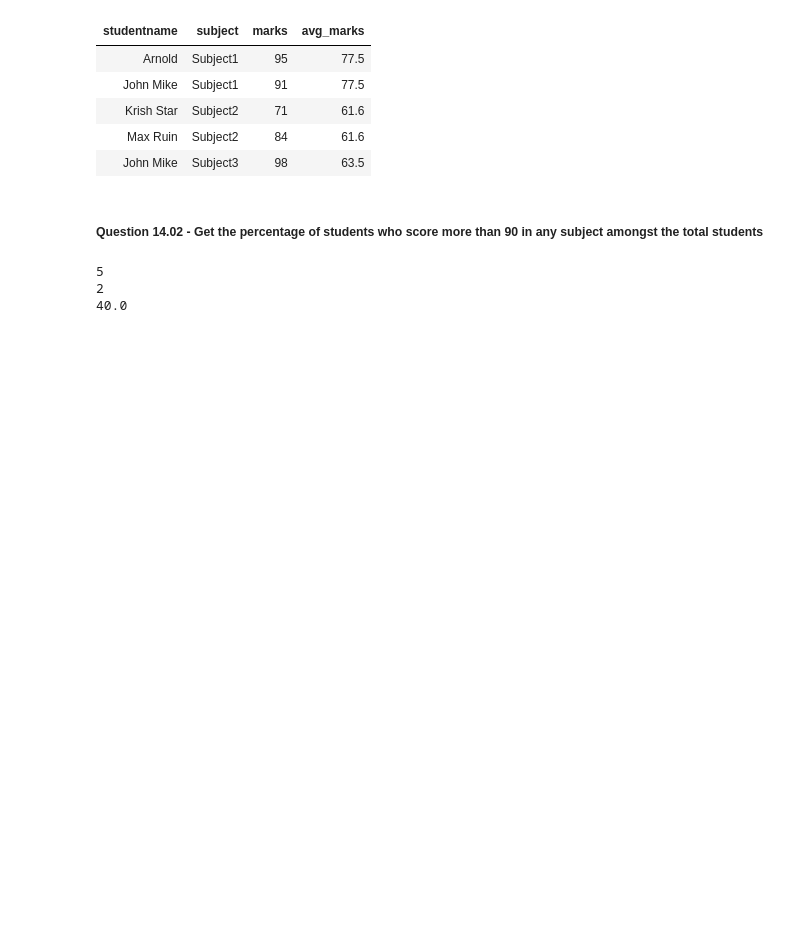
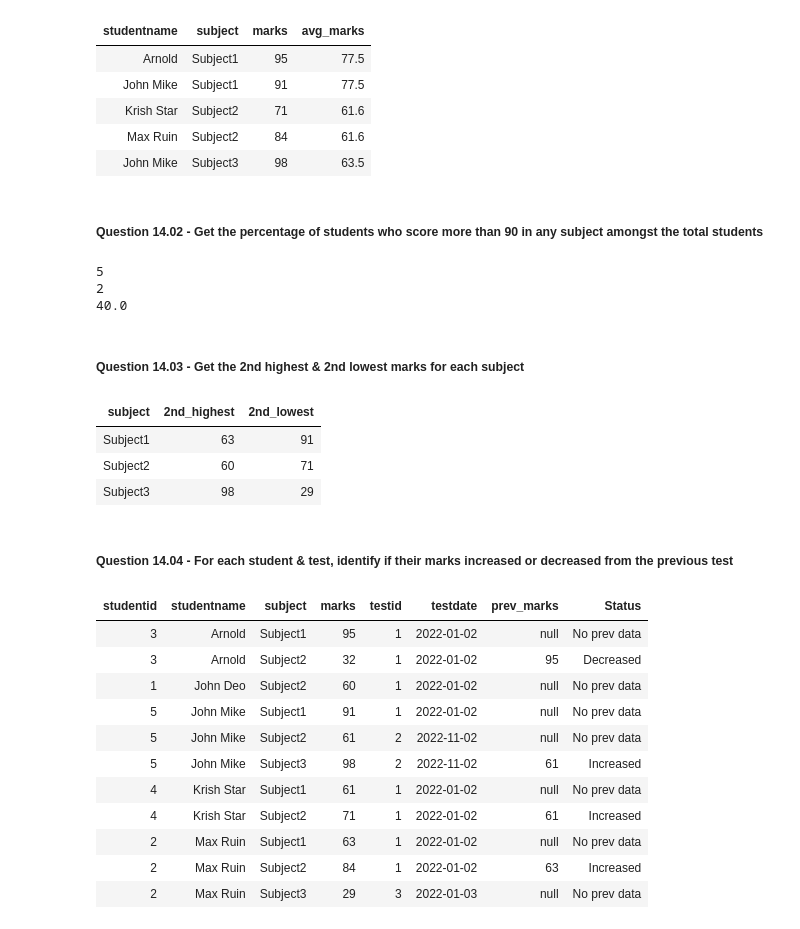
Before and after one commit to Rupam-1/SQL-Pyspark-practise_youtube, a Jupyter notebook: 04. PYSPARK - Part2.ipynb, the cells around one changed output. Saved outputs shown, nothing was run; the diff lists cells and outputs as text; code cells hidden in the pictures; blank space fills up the shorter version.

```diff
--- a/04. PYSPARK - Part2.ipynb
+++ b/04. PYSPARK - Part2.ipynb
@@ -1676,3 +1676,71 @@ print(percentage)
 5
 2
 40.0
+# %% [markdown]
+##### Question 14.03 - Get the 2nd highest & 2nd lowest marks for each subject
+# %%
+from pyspark.sql.functions import *
+from pyspark.sql.window import Window
+df = students_df.withColumn(
+    "highest_rank",
+    dense_rank().over(Window.partitionBy("subject").orderBy("marks"))
+).withColumn(
+    "lowest_rank",
+    dense_rank().over(Window.partitionBy("subject").orderBy(desc("marks")))
+).filter(
+    (col("highest_rank") == 2) | (col("lowest_rank") == 2)
+).groupBy(
+    col("subject")
+).agg(
+    max(
+        when(col("highest_rank") == 2, col("marks"))
+    ).alias("2nd_highest"),
+
+    max(
+        when(col("lowest_rank") == 2, col("marks"))
+    ).alias("2nd_lowest")
+)
+
+
+df.display()
+# %% [output]
+| subject | 2nd_highest | 2nd_lowest |
+| Subject1 | 63 | 91 |
+| Subject2 | 60 | 71 |
+| Subject3 | 98 | 29 |
+# %% [markdown]
+##### Question 14.04 - For each student & test, identify if their marks increased or decreased from the previous test
+# %%
+from pyspark.sql.functions import *
+from pyspark.sql.window import Window
+
+df = students_df.withColumn(
+    "prev_marks",
+    lag(col("marks")).over(Window.partitionBy(col("studentname"), col("testid")).orderBy(col("testdate"), col("subject")))
+).select(
+    col("*"),
+    when(
+        col("prev_marks").isNull(),
+        "No prev data"
+    ).when(
+        col("marks") > col("prev_marks"),
+        "Increased"
+    ).otherwise(
+        "Decreased"
+    ).alias("Status")
+)
+
+df.display()
+# %% [output]
+| studentid | studentname | subject | marks | testid | testdate | prev_marks | Status |
+| 3 | Arnold | Subject1 | 95 | 1 | 2022-01-02 | null | No prev data |
+| 3 | Arnold | Subject2 | 32 | 1 | 2022-01-02 | 95 | Decreased |
+| 1 | John Deo | Subject2 | 60 | 1 | 2022-01-02 | null | No prev data |
+| 5 | John Mike | Subject1 | 91 | 1 | 2022-01-02 | null | No prev data |
+| 5 | John Mike | Subject2 | 61 | 2 | 2022-11-02 | null | No prev data |
+| 5 | John Mike | Subject3 | 98 | 2 | 2022-11-02 | 61 | Increased |
+| 4 | Krish Star | Subject1 | 61 | 1 | 2022-01-02 | null | No prev data |
+| 4 | Krish Star | Subject2 | 71 | 1 | 2022-01-02 | 61 | Increased |
+| 2 | Max Ruin | Subject1 | 63 | 1 | 2022-01-02 | null | No prev data |
+| 2 | Max Ruin | Subject2 | 84 | 1 | 2022-01-02 | 63 | Increased |
+| 2 | Max Ruin | Subject3 | 29 | 3 | 2022-01-03 | null | No prev data |
```
Also changed, not shown: 1 other file.
